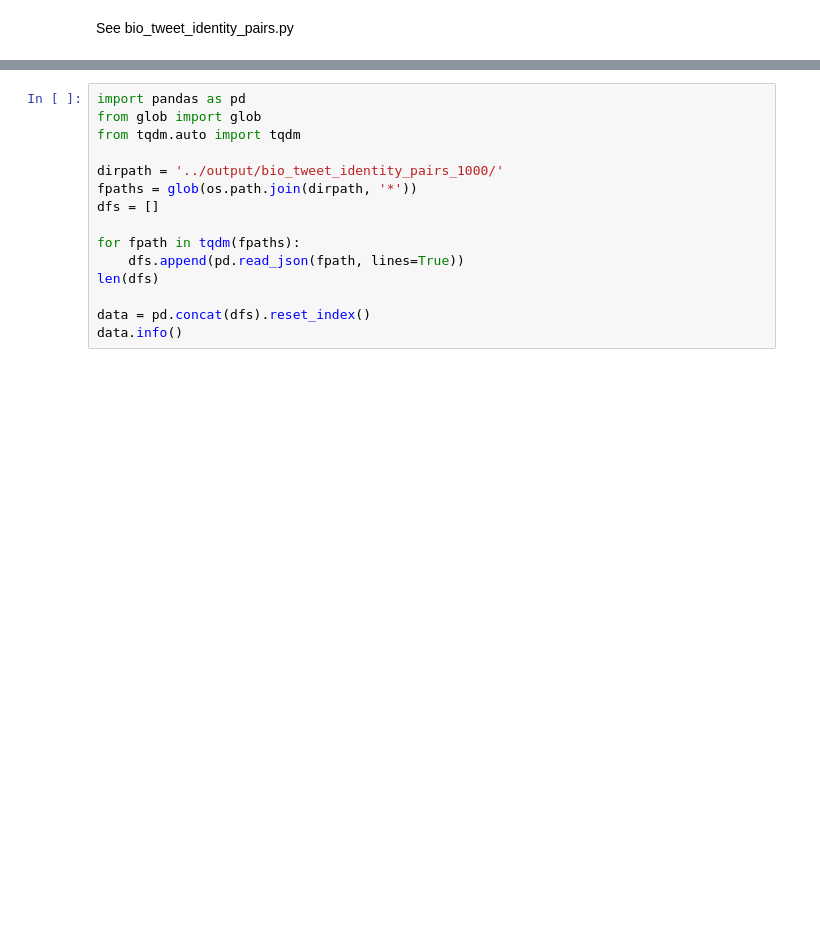
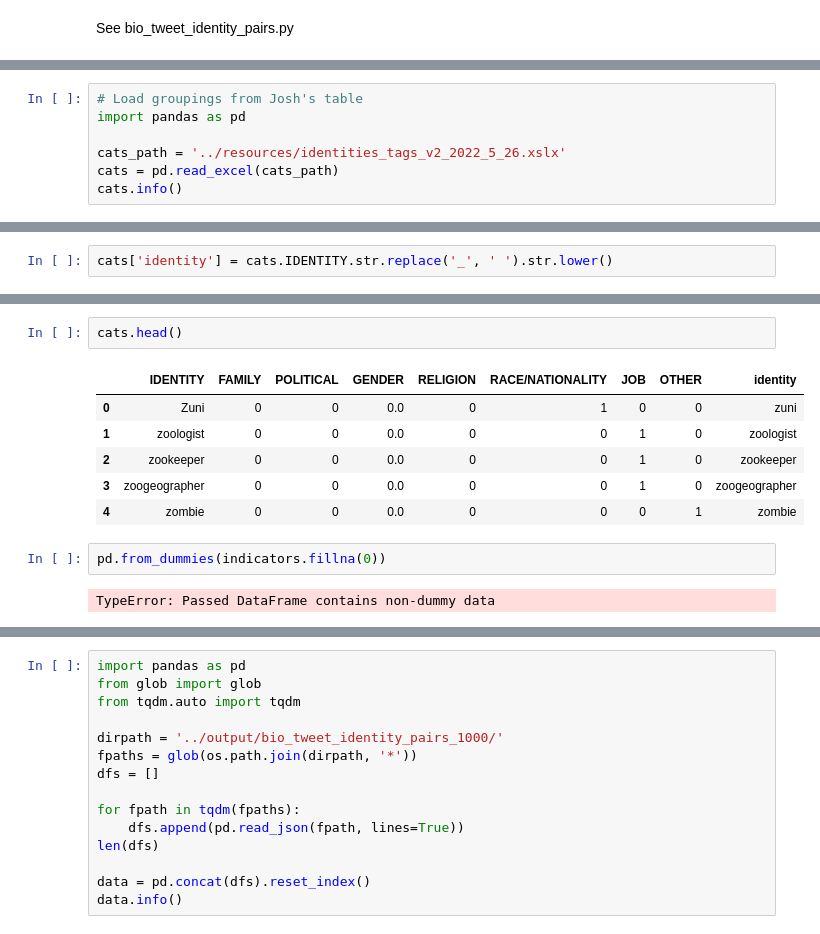
Before and after one commit to michaelmilleryoder/covid_identities, a Jupyter notebook: jupyter/bios_tweets_identities.ipynb, the cells around one changed output, grey strips where cells are left out. Drawn from its saved outputs; the diff is of its cells as text; blank space fills up the shorter version.

```diff
--- a/jupyter/bios_tweets_identities.ipynb
+++ b/jupyter/bios_tweets_identities.ipynb
@@ -4,0 +6,7 @@ See bio_tweet_identity_pairs.py
+# %%
+# Load groupings from Josh's table
+import pandas as pd
+
+cats_path = '../resources/identities_tags_v2_2022_5_26.xslx'
+cats = pd.read_excel(cats_path)
+cats.info()
@@ -4,0 +29,2 @@ See bio_tweet_identity_pairs.py
+# %%
+cats['identity'] = cats.IDENTITY.str.replace('_', ' ').str.lower()
@@ -4,0 +42,13 @@ See bio_tweet_identity_pairs.py
+# %%
+cats.head()
+# %% [output]
+|  | IDENTITY | FAMILY | POLITICAL | GENDER | RELIGION | RACE/NATIONALITY | JOB | OTHER | identity |
+| 0 | Zuni | 0 | 0 | 0.0 | 0 | 1 | 0 | 0 | zuni |
+| 1 | zoologist | 0 | 0 | 0.0 | 0 | 0 | 1 | 0 | zoologist |
+| 2 | zookeeper | 0 | 0 | 0.0 | 0 | 0 | 1 | 0 | zookeeper |
+| 3 | zoogeographer | 0 | 0 | 0.0 | 0 | 0 | 1 | 0 | zoogeographer |
+| 4 | zombie | 0 | 0 | 0.0 | 0 | 0 | 0 | 1 | zombie |
+# %%
+pd.from_dummies(indicators.fillna(0))
+# %% [output]
+TypeError: Passed DataFrame contains non-dummy data
```
Also changed, not shown: parts of 13 cells of this notebook, 3 other files.
